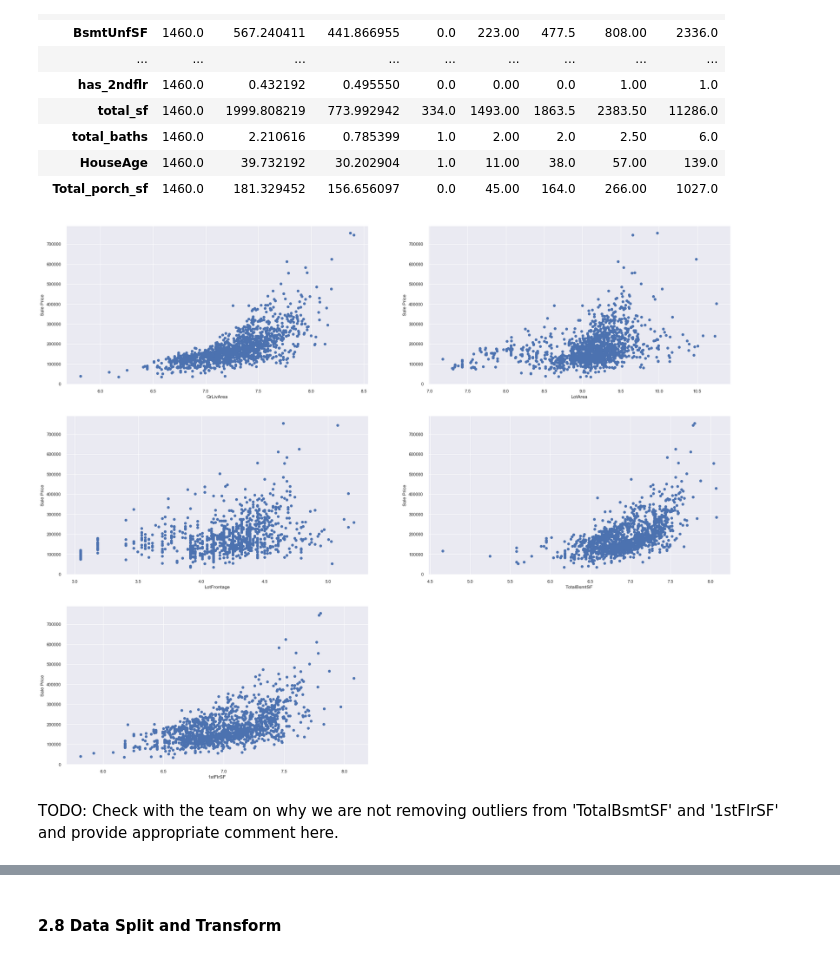
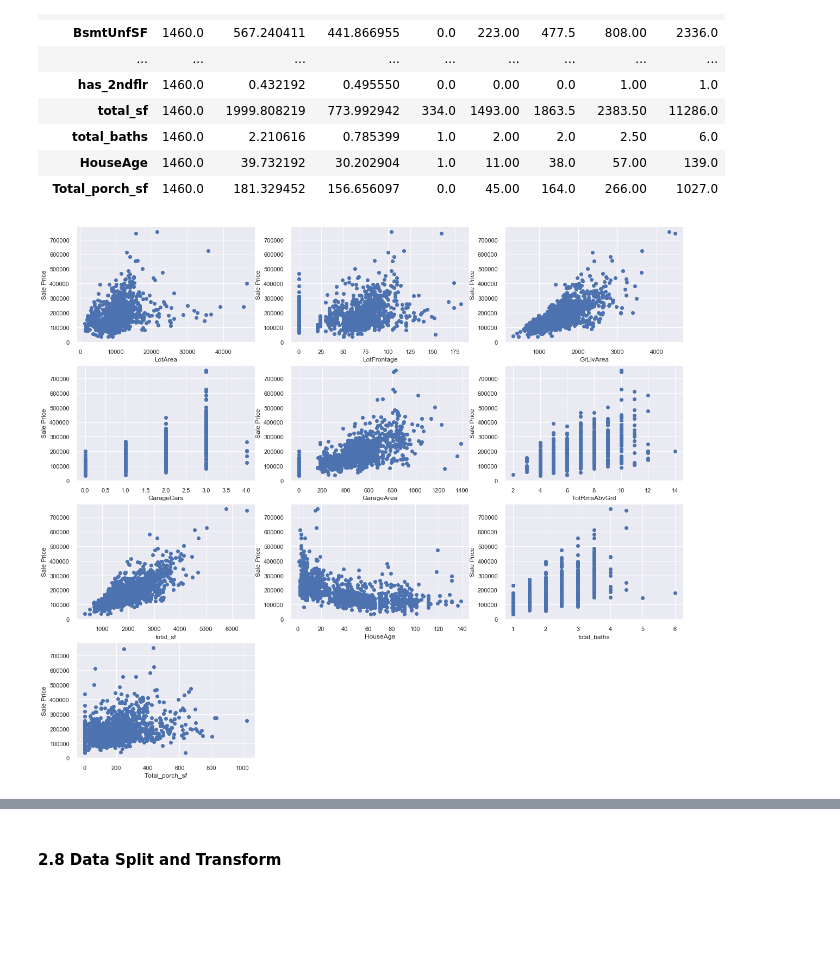
Before and after one commit to allison-godfrey/w207-final-group-project, a Jupyter notebook: W207_Predict_Property_Sale_Price.ipynb, the cells around one changed output, grey strips where cells are left out. Saved outputs shown, nothing was run; the diff lists cells and outputs as text; code cells hidden in the pictures; blank space fills up the shorter version.

```diff
--- a/W207_Predict_Property_Sale_Price.ipynb
+++ b/W207_Predict_Property_Sale_Price.ipynb
@@ -676,31 +679,35 @@ display(numerical_cols.describe().transpose())
 | Total_porch_sf | 1460.0 | 181.329452 | 156.656097 | 0.0 | 45.00 | 164.0 | 266.00 | 1027.0 |
 # %%
 def outlier_plots(data):
-    plt.figure(figsize=(30, 25))
+    plt.figure(figsize=(20, 18))
     sns.set(font_scale=1)
     outlier_columns = [
-        'GrLivArea',
         'LotArea',
         'LotFrontage',
-        'TotalBsmtSF',
-        '1stFlrSF'
+        'GrLivArea',
+        'GarageCars',
+        'GarageArea',
+        'TotRmsAbvGrd',
+        'total_sf',
+        'HouseAge',
+        'total_baths',
+        'Total_porch_sf'
+
     ]
 
     n = 1
     for col in outlier_columns:
-        scatter = plt.subplot(3, 2, n)
-        plt.scatter(np.log(data[col]), data["SalePrice"], color = 'b')
+        scatter = plt.subplot(4, 3, n)
+        plt.scatter(data[col], data["SalePrice"], color = 'b')
         plt.xlabel(col)
         plt.ylabel("Sale Price")
         n+=1
     plt.show()
 
 # print the plots that showed outliers
 outlier_plots(train_new)
 # %% [output]
-[figure, old version]
+[figure, new version]
-# %% [markdown]
-TODO: Check with the team on why we are not removing outliers from 'TotalBsmtSF' and '1stFlrSF' and provide appropriate comment here.
 # %%
 # Remove identified outliers
 
```
Also changed, not shown: parts of 19 cells of this notebook.
